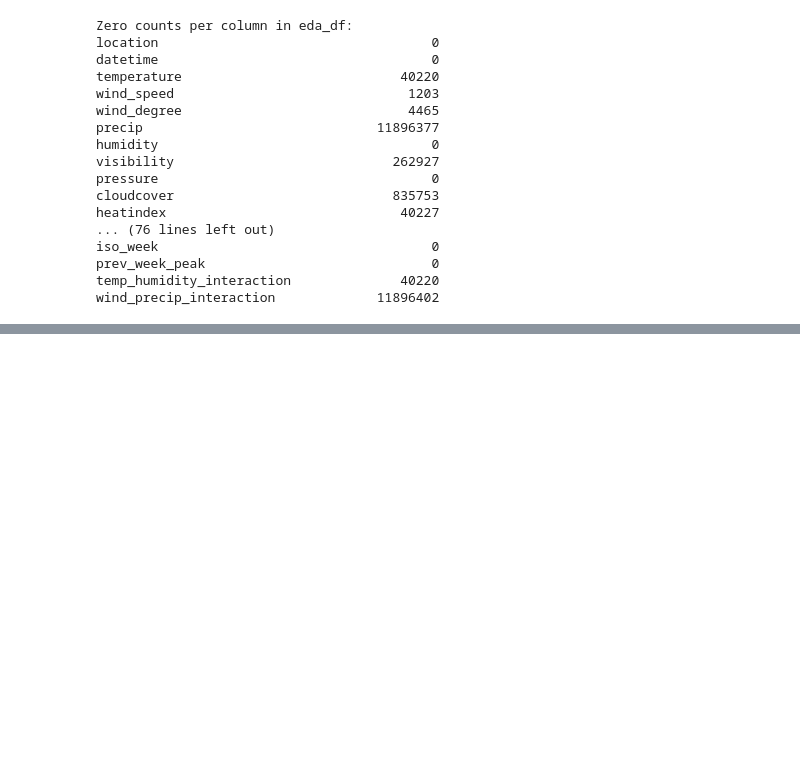
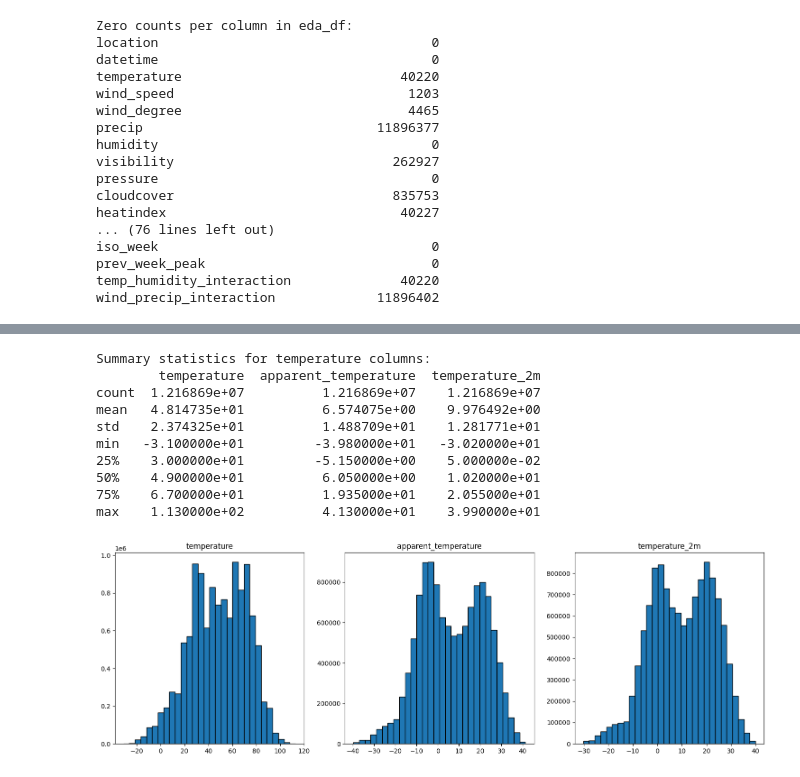
Before and after one commit to LNRobertson/East_River, a Jupyter notebook: notebooks/EDA/EDA.ipynb, the cells around one changed output, grey strips where cells are left out. Cells and saved outputs as stored; diff of their text form; code cells hidden in the pictures; blank space fills up the shorter version.

```diff
--- a/notebooks/EDA/EDA.ipynb
+++ b/notebooks/EDA/EDA.ipynb
@@ -127,0 +250,28 @@ wind_precip_interaction             11896402
+# %%
+# Summary statistics for the suspected temperature columns
+print("Summary statistics for temperature columns:")
+print(eda_df[['temperature', 'apparent_temperature', 'temperature_2m']].describe())
+
+# Plot histograms for each temperature column
+fig, axes = plt.subplots(1, 3, figsize=(15, 5))
+for col, ax in zip(['temperature', 'apparent_temperature', 'temperature_2m'], axes):
+    ax.hist(eda_df[col].dropna(), bins=30, edgecolor='k')
+    ax.set_title(col)
+plt.tight_layout()
+plt.show()
+
+# Plot pairwise relationships between the temperature columns
+sns.pairplot(eda_df[['temperature', 'apparent_temperature', 'temperature_2m']].dropna())
+plt.show()
+# %% [output]
+Summary statistics for temperature columns:
+        temperature  apparent_temperature  temperature_2m
+count  1.216869e+07          1.216869e+07    1.216869e+07
+mean   4.814735e+01          6.574075e+00    9.976492e+00
+std    2.374325e+01          1.488709e+01    1.281771e+01
+min   -3.100000e+01         -3.980000e+01   -3.020000e+01
+25%    3.000000e+01         -5.150000e+00    5.000000e-02
+50%    4.900000e+01          6.050000e+00    1.020000e+01
+75%    6.700000e+01          1.935000e+01    2.055000e+01
+max    1.130000e+02          4.130000e+01    3.990000e+01
+[figure, added]
```
Also changed, not shown: parts of 11 cells of this notebook.
